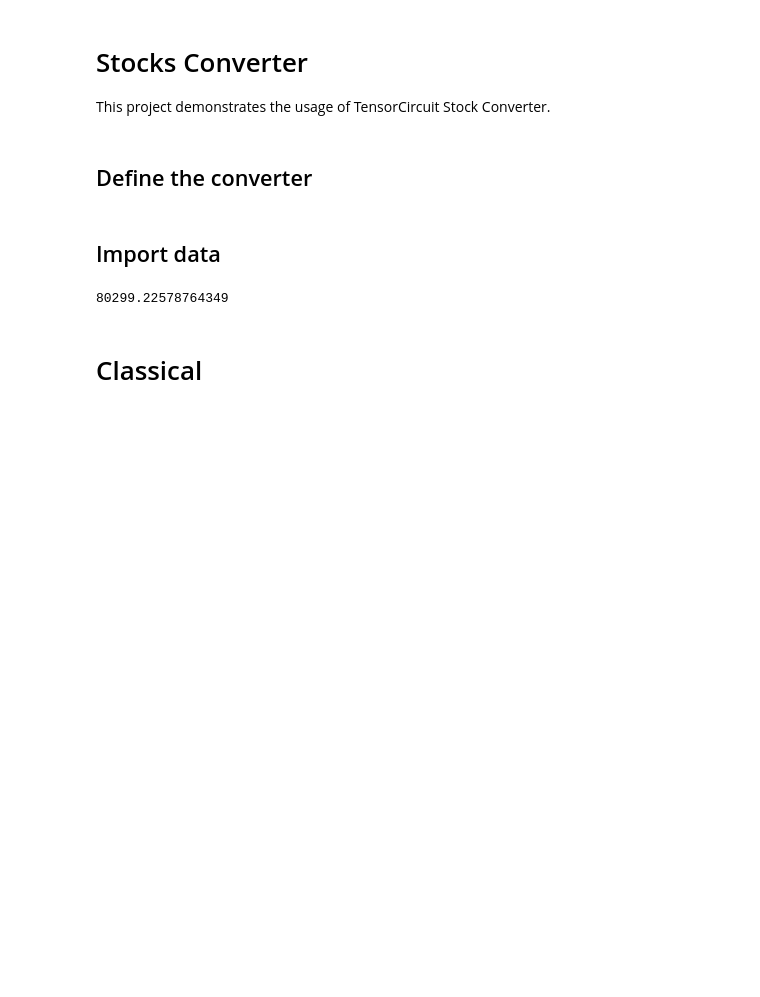
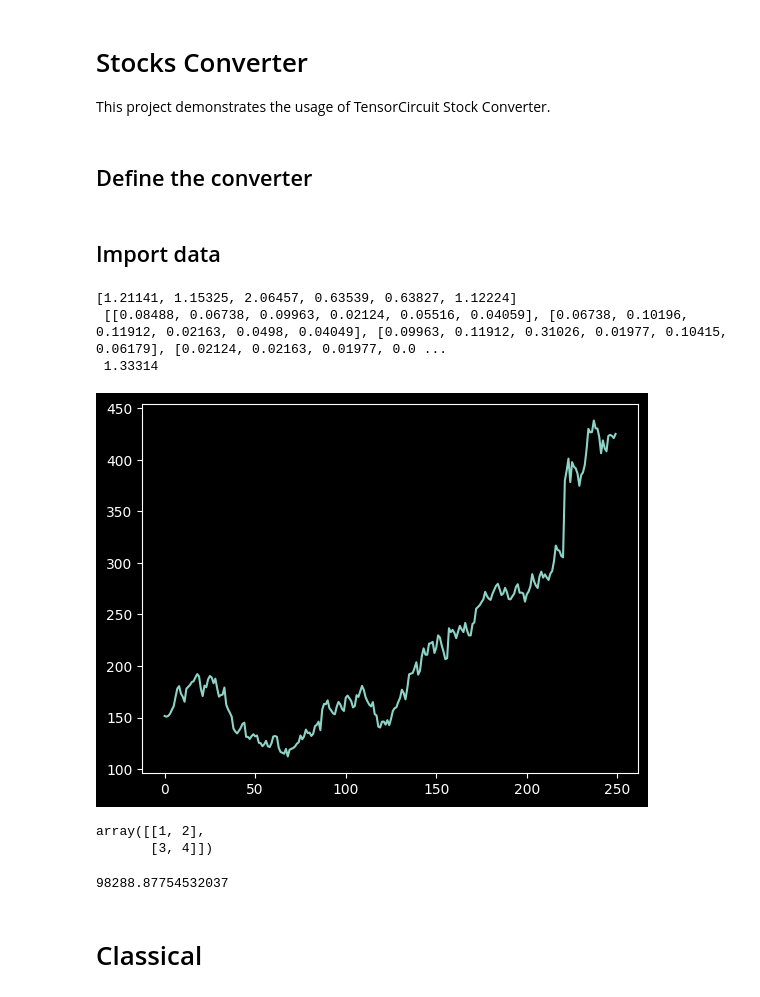
Before and after one commit to FelixXu35/Public_Projects, a Jupyter notebook: projects/3_stocks_converter/converter.ipynb, the cells around one changed output. Drawn from its saved outputs; the diff is of its cells as text; code cells hidden in the pictures; blank space fills up the shorter version.

```diff
--- a/projects/3_stocks_converter/converter.ipynb
+++ b/projects/3_stocks_converter/converter.ipynb
@@ -98,23 +134,38 @@ class StockData:
 # %%
 import pandas as pd
 aapl = pd.read_csv('AAPL.csv')
-amzn = pd.read_csv('AMZN.csv')
-meta = pd.read_csv('META.csv')
 msft = pd.read_csv('MSFT.csv')
-qcom = pd.read_csv('QCOM.csv')
-sbux = pd.read_csv('SBUX.csv')
-names = [aapl, amzn, meta, msft, qcom, sbux]
+nvda = pd.read_csv('NVDA.csv')
+pfe = pd.read_csv('PFE.csv')
+levi = pd.read_csv('LEVI.csv')
+csco = pd.read_csv('CSCO.csv')
+names = [aapl, msft, nvda, pfe, levi, csco]
 data = []
 for i in names:
-    i['Close/Last'].to_string
-    data.append([float(j[2::]) for j in i['Close/Last'].transpose()])
-data
+    i['Close'].to_string
+    data.append([j for j in i['Close'].transpose()])
+plt.plot(data[2])
 stock_data = StockData(data)
 ret = stock_data.get_return()
 cov = stock_data.get_covariance()
-stock_data.get_pentalty(cov, ret, 0.5, 3)
+penalty = stock_data.get_penalty(cov, ret, 0.5, 3)
+print(list(ret), '\n', np.array(cov).tolist(), '\n', penalty)
 # %% [output]
-80299.22578764349
+[1.21141, 1.15325, 2.06457, 0.63539, 0.63827, 1.12224]
+ [[0.08488, 0.06738, 0.09963, 0.02124, 0.05516, 0.04059], [0.06738, 0.10196, 0.11912, 0.02163, 0.0498, 0.04049], [0.09963, 0.11912, 0.31026, 0.01977, 0.10415, 0.06179], [0.02124, 0.02163, 0.01977, 0.0 ...
+ 1.33314
+[figure, added]
+# %%
+a = np.array([[1, 2], [3, 4]])
+a
+# %% [output]
+array([[1, 2],
+       [3, 4]])
+# %%
+
+93905.89369161372**1.00398406374502
+# %% [output]
+98288.87754532037
 # %% [markdown]
 # Classical
 # %%
```
Also changed, not shown: parts of 4 cells of this notebook, 16 other files.
